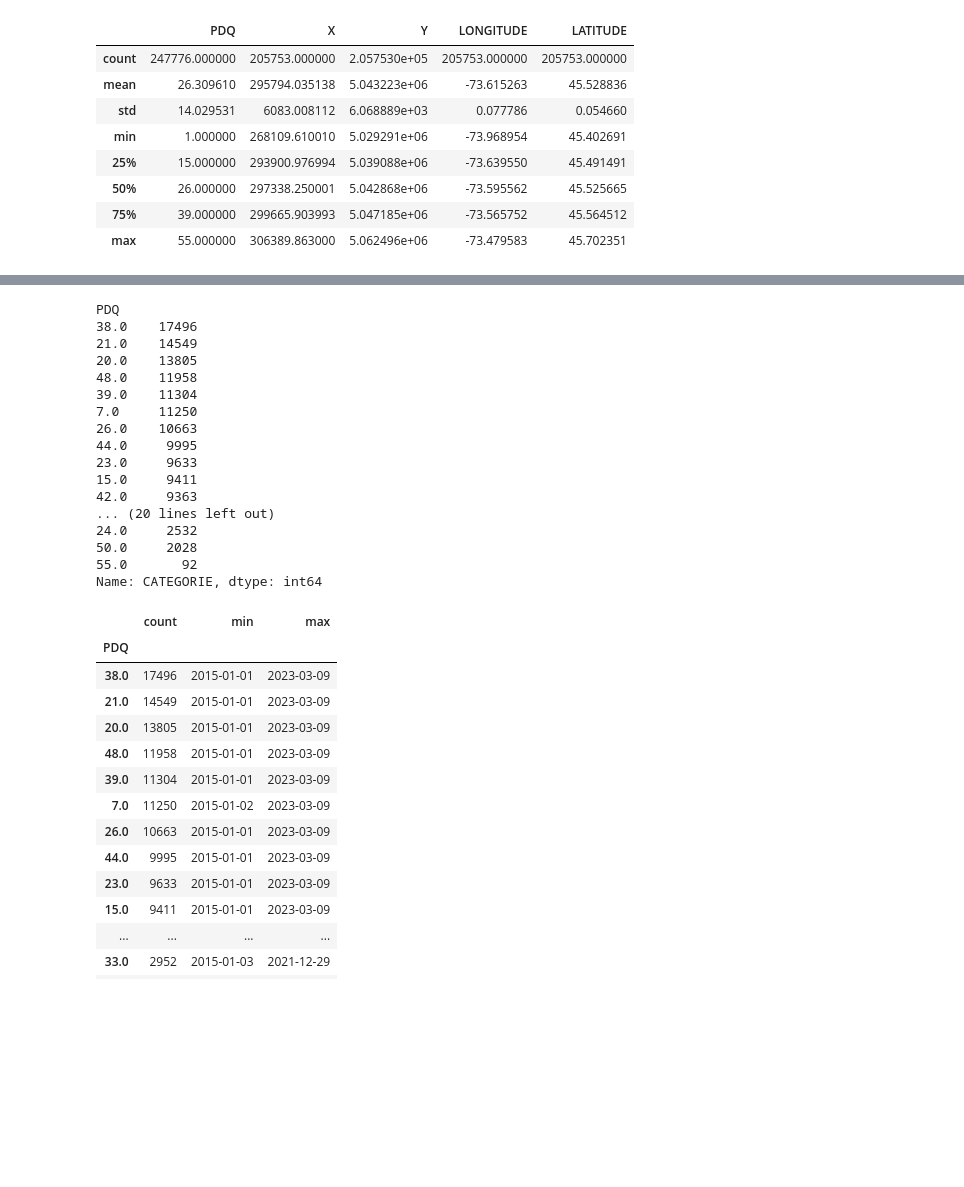
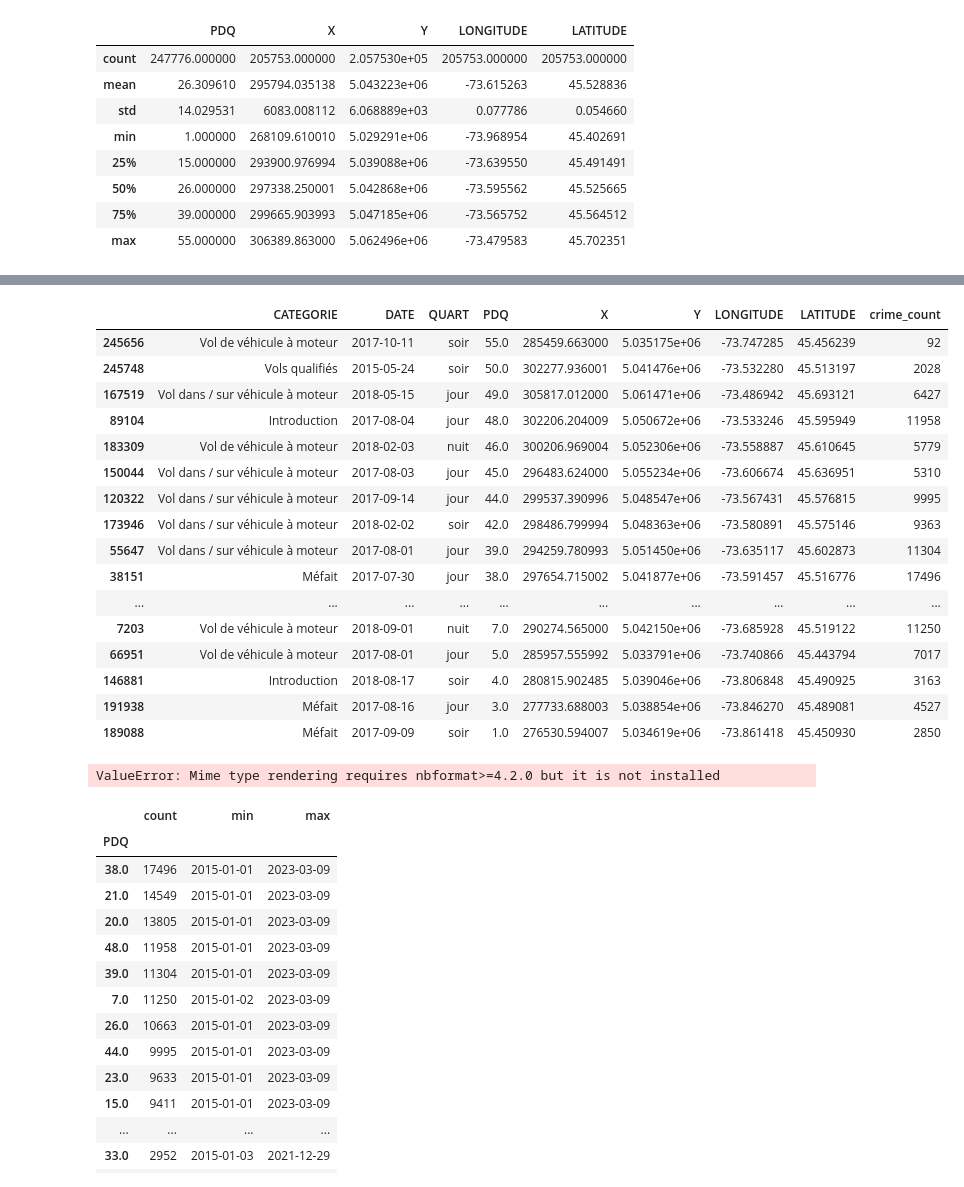
Before and after one commit to tyleryy/DetectiveMonkeys, a Jupyter notebook: datathon/notebook.ipynb, the cells around one changed output, grey strips where cells are left out. Cells and saved outputs as stored; diff of their text form; code cells hidden in the pictures; blank space fills up the shorter version.

Commit message:
heatmap rendering

```diff
--- a/datathon/notebook.ipynb
+++ b/datathon/notebook.ipynb
@@ -43,26 +56,55 @@ Name: CATEGORIE, dtype: int64
-# %%
-# Top 3 police precints (PDQ) got that most or least  crime complaints
-
-# Group by PDQ and count the number of crimes and sort by count
-df.groupby('PDQ')['CATEGORIE'].count().sort_values(ascending=False)
-# %% [output]
-PDQ
-38.0    17496
-21.0    14549
-20.0    13805
-48.0    11958
-39.0    11304
-7.0     11250
-26.0    10663
-44.0     9995
-23.0     9633
-15.0     9411
-42.0     9363
-... (20 lines left out)
-24.0     2532
-50.0     2028
-55.0       92
-Name: CATEGORIE, dtype: int64
+# %%
+
+
+#clean data
+crime_freq = df.dropna(subset=['PDQ'])
+
+#crime freq
+crime_freq = crime_freq.groupby('PDQ').agg({'CATEGORIE': 'count'}).sort_values(by='CATEGORIE',ascending=False)
+crime_freq = crime_freq.rename(columns={'CATEGORIE': 'crime_count'})
+
+# joining to main table
+combined_table = pd.merge(df, crime_freq, on="PDQ", how='inner')
+crime_combined_table = combined_table.drop_duplicates(subset=['PDQ']).sort_values(by='PDQ', ascending=False)
+
+crime_combined_table
+# %% [output]
+|  | CATEGORIE | DATE | QUART | PDQ | X | Y | LONGITUDE | LATITUDE | crime_count |
+| 245656 | Vol de véhicule à moteur | 2017-10-11 | soir | 55.0 | 285459.663000 | 5.035175e+06 | -73.747285 | 45.456239 | 92 |
+| 245748 | Vols qualifiés | 2015-05-24 | soir | 50.0 | 302277.936001 | 5.041476e+06 | -73.532280 | 45.513197 | 2028 |
+| 167519 | Vol dans / sur véhicule à moteur | 2018-05-15 | jour | 49.0 | 305817.012000 | 5.061471e+06 | -73.486942 | 45.693121 | 6427 |
+| 89104 | Introduction | 2017-08-04 | jour | 48.0 | 302206.204009 | 5.050672e+06 | -73.533246 | 45.595949 | 11958 |
+| 183309 | Vol de véhicule à moteur | 2018-02-03 | nuit | 46.0 | 300206.969004 | 5.052306e+06 | -73.558887 | 45.610645 | 5779 |
+| 150044 | Vol dans / sur véhicule à moteur | 2017-08-03 | jour | 45.0 | 296483.624000 | 5.055234e+06 | -73.606674 | 45.636951 | 5310 |
+| 120322 | Vol dans / sur véhicule à moteur | 2017-09-14 | jour | 44.0 | 299537.390996 | 5.048547e+06 | -73.567431 | 45.576815 | 9995 |
+| 173946 | Vol dans / sur véhicule à moteur | 2018-02-02 | soir | 42.0 | 298486.799994 | 5.048363e+06 | -73.580891 | 45.575146 | 9363 |
+| 55647 | Vol dans / sur véhicule à moteur | 2017-08-01 | jour | 39.0 | 294259.780993 | 5.051450e+06 | -73.635117 | 45.602873 | 11304 |
+| 38151 | Méfait | 2017-07-30 | jour | 38.0 | 297654.715002 | 5.041877e+06 | -73.591457 | 45.516776 | 17496 |
+| ... | ... | ... | ... | ... | ... | ... | ... | ... | ... |
+| 7203 | Vol de véhicule à moteur | 2018-09-01 | nuit | 7.0 | 290274.565000 | 5.042150e+06 | -73.685928 | 45.519122 | 11250 |
+| 66951 | Vol de véhicule à moteur | 2017-08-01 | jour | 5.0 | 285957.555992 | 5.033791e+06 | -73.740866 | 45.443794 | 7017 |
+| 146881 | Introduction | 2018-08-17 | soir | 4.0 | 280815.902485 | 5.039046e+06 | -73.806848 | 45.490925 | 3163 |
+| 191938 | Méfait | 2017-08-16 | jour | 3.0 | 277733.688003 | 5.038854e+06 | -73.846270 | 45.489081 | 4527 |
+| 189088 | Méfait | 2017-09-09 | soir | 1.0 | 276530.594007 | 5.034619e+06 | -73.861418 | 45.450930 | 2850 |
+# %%
+## crime freq heat map code
+
+fig = px.choropleth_mapbox(combined_table, geojson=geojson,
+                           color = "crime_count", # Might need to change depending on what you want to measure
+                           locations="PDQ", featureidkey="properties.PDQ",
+                           center={'lat': 45.508888, 'lon': -73.561668}, # Can change the coordinates to make city more centered
+                           mapbox_style="carto-positron", # Another option is called "open-street-map" :o
+                           zoom=9
+                           )
+
+# .update_layout() updates the layout of the figure (includes all non-date components of the visualization)
+# We are just setting the plot to take up the entire avaliable space, with no padding or spacing around the edges.
+fig.update_layout(margin={"r":0,"t":0,"l":0,"b":0})
+
+# Let's see our graph in action!
+fig.show()
+# %% [output]
+ValueError: Mime type rendering requires nbformat>=4.2.0 but it is not installed
 # %%
 # Top 3 police precints (PDQ) got that most or least  crime complaints
 # Group by PDQ and count the number of crimes and sort by count and list the time range of the crimes
```
Also changed, not shown: parts of 3 cells of this notebook, 1 other file.
